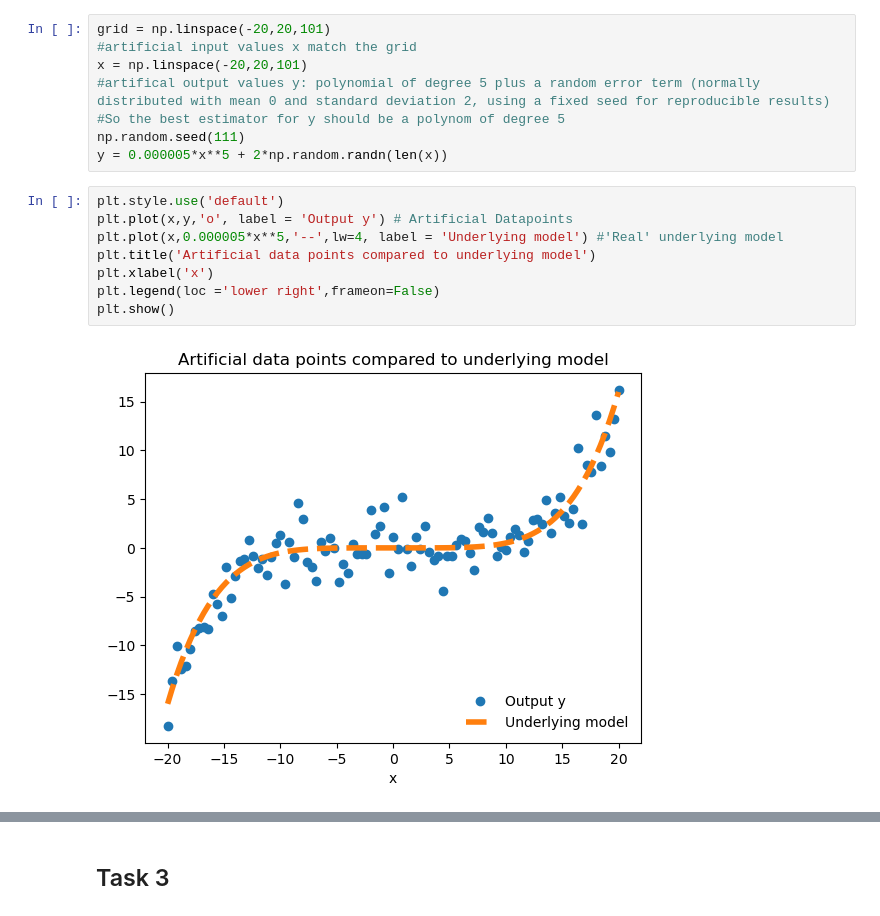
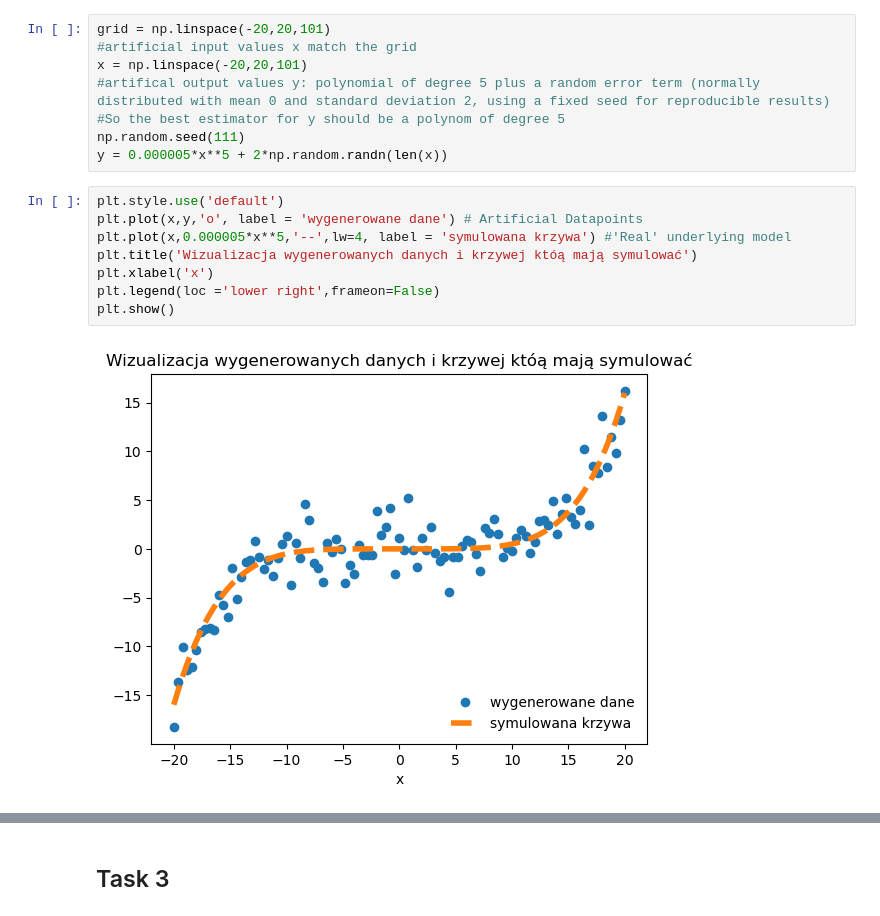
Before and after one commit to puszekjuliuszek/PUMy, a Jupyter notebook: lab1/Untitled2.ipynb, the cells around one changed output, grey strips where cells are left out. Cells and saved outputs as stored; diff of their text form.

```diff
--- a/lab1/Untitled2.ipynb
+++ b/lab1/Untitled2.ipynb
@@ -209,12 +228,12 @@ np.random.seed(111)
 y = 0.000005*x**5 + 2*np.random.randn(len(x))
 # %%
 plt.style.use('default')
-plt.plot(x,y,'o', label = 'Output y') # Artificial Datapoints
-plt.plot(x,0.000005*x**5,'--',lw=4, label = 'Underlying model') #'Real' underlying model
-plt.title('Artificial data points compared to underlying model')
+plt.plot(x,y,'o', label = 'wygenerowane dane') # Artificial Datapoints
+plt.plot(x,0.000005*x**5,'--',lw=4, label = 'symulowana krzywa') #'Real' underlying model
+plt.title('Wizualizacja wygenerowanych danych i krzywej któą mają symulować')
 plt.xlabel('x')
 plt.legend(loc ='lower right',frameon=False)
 plt.show()
 # %% [output]
-[figure, old version]
+[figure, new version]
 # %%
```
Also changed, not shown: parts of 19 cells of this notebook, 5 other files.
